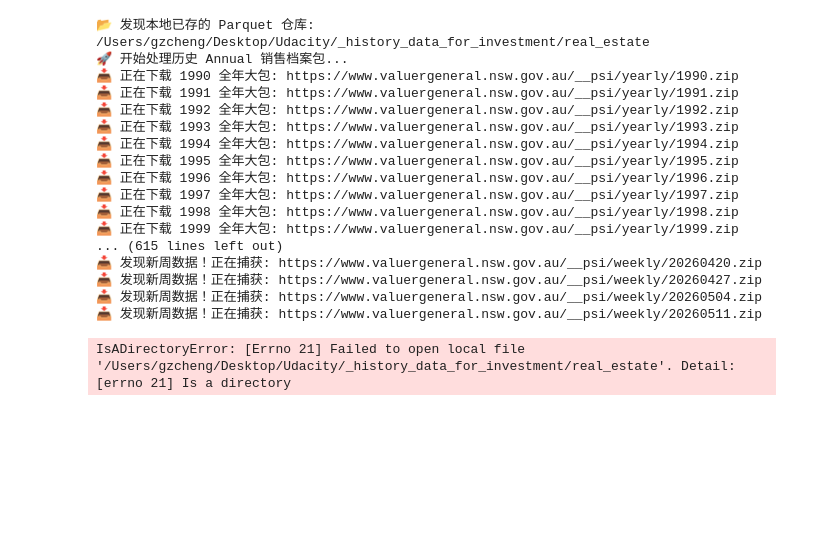
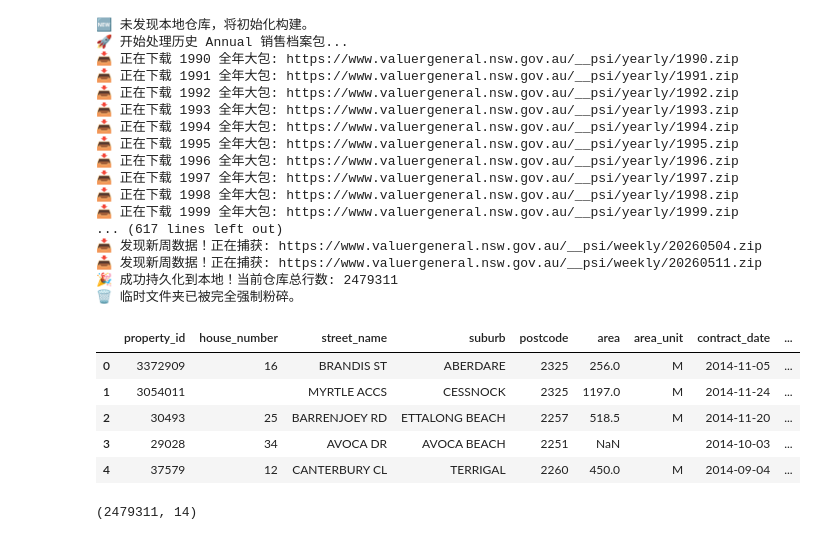
Before and after one commit to GinnCheng/property_analysis, a Jupyter notebook: web_scrapping.ipynb, the cells around one changed output. Drawn from its saved outputs; the diff is of its cells as text; code cells hidden in the pictures; blank space fills up the shorter version.

```diff
--- a/web_scrapping.ipynb
+++ b/web_scrapping.ipynb
@@ -1,9 +1,9 @@
 # %%
 from nsw_property_sale_web_scrapping import *
 # %%
-df = run_nsw_sales_pipeline(download_annual=True)
+df = run_nsw_sales_pipeline()
 # %% [output]
-📂 发现本地已存的 Parquet 仓库: /Users/gzcheng/Desktop/Udacity/_history_data_for_investment/real_estate
+🆕 未发现本地仓库，将初始化构建。
 🚀 开始处理历史 Annual 销售档案包...
 📥 正在下载 1990 全年大包: https://www.valuergeneral.nsw.gov.au/__psi/yearly/1990.zip
 📥 正在下载 1991 全年大包: https://www.valuergeneral.nsw.gov.au/__psi/yearly/1991.zip
@@ -15,9 +15,21 @@ df = run_nsw_sales_pipeline(download_annual=True)
 📥 正在下载 1997 全年大包: https://www.valuergeneral.nsw.gov.au/__psi/yearly/1997.zip
 📥 正在下载 1998 全年大包: https://www.valuergeneral.nsw.gov.au/__psi/yearly/1998.zip
 📥 正在下载 1999 全年大包: https://www.valuergeneral.nsw.gov.au/__psi/yearly/1999.zip
-... (615 lines left out)
-📥 发现新周数据！正在捕获: https://www.valuergeneral.nsw.gov.au/__psi/weekly/20260420.zip
-📥 发现新周数据！正在捕获: https://www.valuergeneral.nsw.gov.au/__psi/weekly/20260427.zip
+... (617 lines left out)
 📥 发现新周数据！正在捕获: https://www.valuergeneral.nsw.gov.au/__psi/weekly/20260504.zip
 📥 发现新周数据！正在捕获: https://www.valuergeneral.nsw.gov.au/__psi/weekly/20260511.zip
+🎉 成功持久化到本地！当前仓库总行数: 2479311
+🗑️ 临时文件夹已被完全强制粉碎。
-IsADirectoryError: [Errno 21] Failed to open local file '/Users/gzcheng/Desktop/Udacity/_history_data_for_investment/real_estate'. Detail: [errno 21] Is a directory
+# %%
+df.head()
+# %% [output]
+|  | property_id | house_number | street_name | suburb | postcode | area | area_unit | contract_date | ... |
+| 0 | 3372909 | 16 | BRANDIS ST | ABERDARE | 2325 | 256.0 | M | 2014-11-05 | ... |
+| 1 | 3054011 |  | MYRTLE ACCS | CESSNOCK | 2325 | 1197.0 | M | 2014-11-24 | ... |
+| 2 | 30493 | 25 | BARRENJOEY RD | ETTALONG BEACH | 2257 | 518.5 | M | 2014-11-20 | ... |
+| 3 | 29028 | 34 | AVOCA DR | AVOCA BEACH | 2251 | NaN |  | 2014-10-03 | ... |
+| 4 | 37579 | 12 | CANTERBURY CL | TERRIGAL | 2260 | 450.0 | M | 2014-09-04 | ... |
+# %%
+df.shape
+# %% [output]
+(2479311, 14)
```
Also changed, not shown: parts of 6 cells of this notebook.
